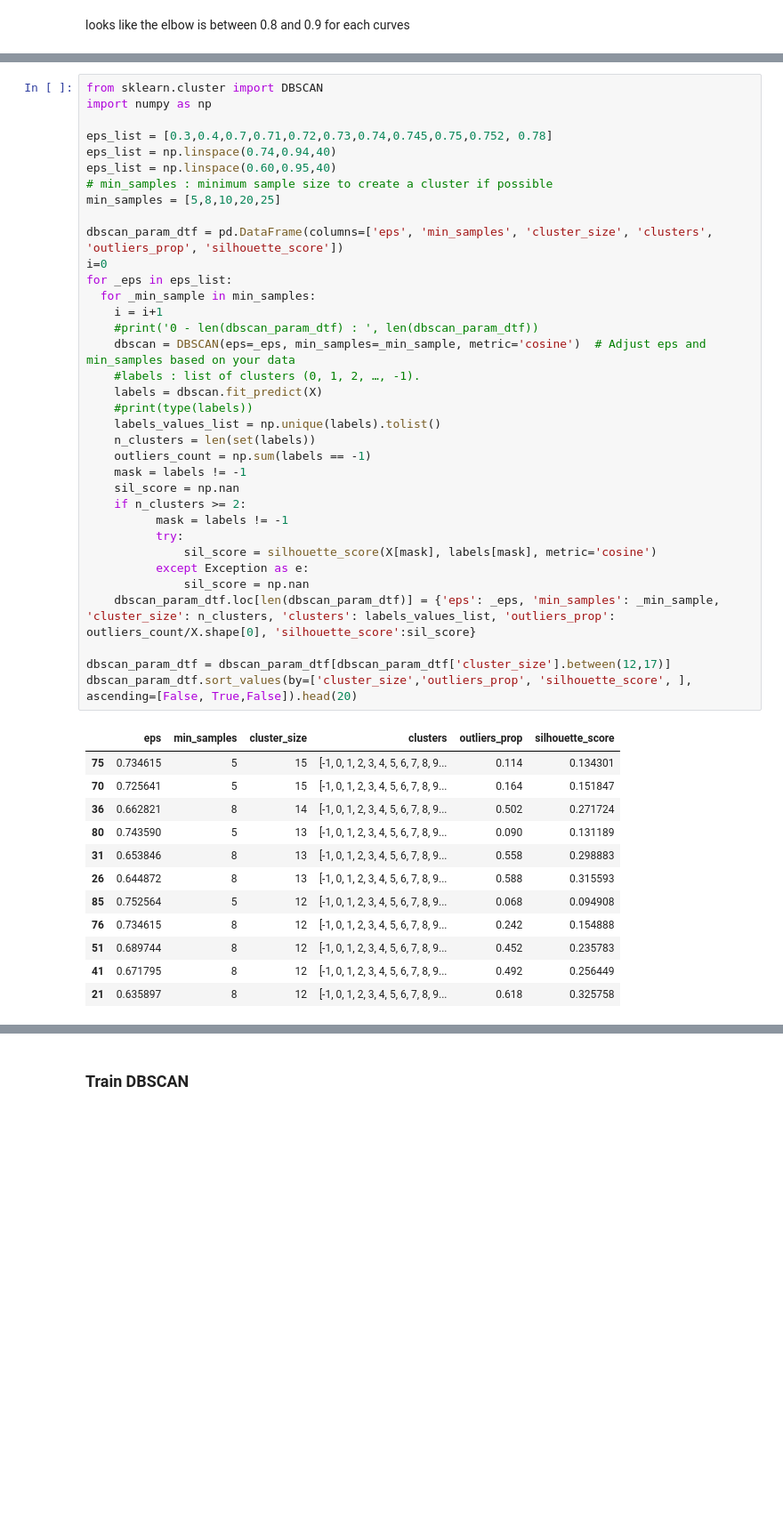
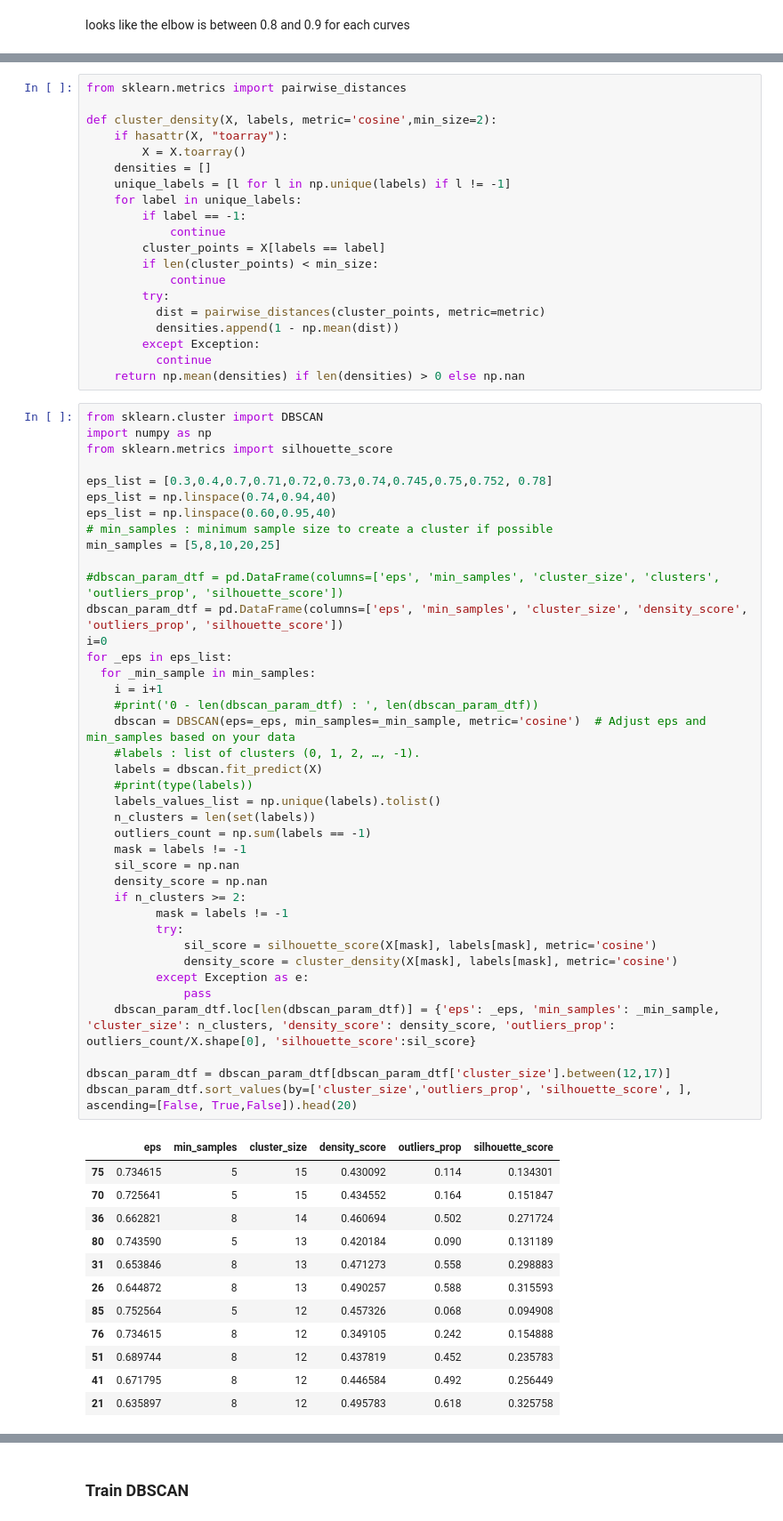
Before and after one commit to pf6511/jedha-dts-ml-unsupervised-thenorthface, a Jupyter notebook: TheNorthFace.ipynb, the cells around one changed output, grey strips where cells are left out. Shown at 89% size. Cells and saved outputs as stored; diff of their text form; blank space fills up the shorter version.

```diff
--- a/TheNorthFace.ipynb
+++ b/TheNorthFace.ipynb
@@ -185,49 +212,73 @@ array([0.6       , 0.60357143, 0.60714286, 0.61071429, 0.61428571,
+# %%
+from sklearn.metrics import pairwise_distances
+
+def cluster_density(X, labels, metric='cosine',min_size=2):
+    if hasattr(X, "toarray"):
+        X = X.toarray()
+    densities = []
+    unique_labels = [l for l in np.unique(labels) if l != -1]
+    for label in unique_labels:
+        if label == -1:
+            continue
+        cluster_points = X[labels == label]
+        if len(cluster_points) < min_size:
+            continue
+        try:
+          dist = pairwise_distances(cluster_points, metric=metric)
+          densities.append(1 - np.mean(dist))
+        except Exception:
+          continue
+    return np.mean(densities) if len(densities) > 0 else np.nan
 # %%
 from sklearn.cluster import DBSCAN
 import numpy as np
+from sklearn.metrics import silhouette_score
 
 eps_list = [0.3,0.4,0.7,0.71,0.72,0.73,0.74,0.745,0.75,0.752, 0.78]
 eps_list = np.linspace(0.74,0.94,40)
 eps_list = np.linspace(0.60,0.95,40)
 # min_samples : minimum sample size to create a cluster if possible
 min_samples = [5,8,10,20,25]
 
-dbscan_param_dtf = pd.DataFrame(columns=['eps', 'min_samples', 'cluster_size', 'clusters', 'outliers_prop', 'silhouette_score'])
+#dbscan_param_dtf = pd.DataFrame(columns=['eps', 'min_samples', 'cluster_size', 'clusters', 'outliers_prop', 'silhouette_score'])
+dbscan_param_dtf = pd.DataFrame(columns=['eps', 'min_samples', 'cluster_size', 'density_score', 'outliers_prop', 'silhouette_score'])
 i=0
 for _eps in eps_list:
   for _min_sample in min_samples:
     i = i+1
     #print('0 - len(dbscan_param_dtf) : ', len(dbscan_param_dtf))
     dbscan = DBSCAN(eps=_eps, min_samples=_min_sample, metric='cosine')  # Adjust eps and min_samples based on your data
     #labels : list of clusters (0, 1, 2, …, -1).
     labels = dbscan.fit_predict(X)
     #print(type(labels))
     labels_values_list = np.unique(labels).tolist()
     n_clusters = len(set(labels))
     outliers_count = np.sum(labels == -1)
     mask = labels != -1
     sil_score = np.nan
+    density_score = np.nan
     if n_clusters >= 2:
           mask = labels != -1
           try:
               sil_score = silhouette_score(X[mask], labels[mask], metric='cosine')
+              density_score = cluster_density(X[mask], labels[mask], metric='cosine')
           except Exception as e:
-              sil_score = np.nan
-    dbscan_param_dtf.loc[len(dbscan_param_dtf)] = {'eps': _eps, 'min_samples': _min_sample, 'cluster_size': n_clusters, 'clusters': labels_values_list, 'outliers_prop': outliers_count/X.shape[0], 'silhouette_score':sil_score}
+              pass
+    dbscan_param_dtf.loc[len(dbscan_param_dtf)] = {'eps': _eps, 'min_samples': _min_sample, 'cluster_size': n_clusters, 'density_score': density_score, 'outliers_prop': outliers_count/X.shape[0], 'silhouette_score':sil_score}
 
 dbscan_param_dtf = dbscan_param_dtf[dbscan_param_dtf['cluster_size'].between(12,17)]
 dbscan_param_dtf.sort_values(by=['cluster_size','outliers_prop', 'silhouette_score', ], ascending=[False, True,False]).head(20)
 # %% [output]
-|  | eps | min_samples | cluster_size | clusters | outliers_prop | silhouette_score |
-| 75 | 0.734615 | 5 | 15 | [-1, 0, 1, 2, 3, 4, 5, 6, 7, 8, 9... | 0.114 | 0.134301 |
-| 70 | 0.725641 | 5 | 15 | [-1, 0, 1, 2, 3, 4, 5, 6, 7, 8, 9... | 0.164 | 0.151847 |
-| 36 | 0.662821 | 8 | 14 | [-1, 0, 1, 2, 3, 4, 5, 6, 7, 8, 9... | 0.502 | 0.271724 |
-| 80 | 0.743590 | 5 | 13 | [-1, 0, 1, 2, 3, 4, 5, 6, 7, 8, 9... | 0.090 | 0.131189 |
-| 31 | 0.653846 | 8 | 13 | [-1, 0, 1, 2, 3, 4, 5, 6, 7, 8, 9... | 0.558 | 0.298883 |
-| 26 | 0.644872 | 8 | 13 | [-1, 0, 1, 2, 3, 4, 5, 6, 7, 8, 9... | 0.588 | 0.315593 |
-| 85 | 0.752564 | 5 | 12 | [-1, 0, 1, 2, 3, 4, 5, 6, 7, 8, 9... | 0.068 | 0.094908 |
-| 76 | 0.734615 | 8 | 12 | [-1, 0, 1, 2, 3, 4, 5, 6, 7, 8, 9... | 0.242 | 0.154888 |
-| 51 | 0.689744 | 8 | 12 | [-1, 0, 1, 2, 3, 4, 5, 6, 7, 8, 9... | 0.452 | 0.235783 |
-| 41 | 0.671795 | 8 | 12 | [-1, 0, 1, 2, 3, 4, 5, 6, 7, 8, 9... | 0.492 | 0.256449 |
-| 21 | 0.635897 | 8 | 12 | [-1, 0, 1, 2, 3, 4, 5, 6, 7, 8, 9... | 0.618 | 0.325758 |
+|  | eps | min_samples | cluster_size | density_score | outliers_prop | silhouette_score |
+| 75 | 0.734615 | 5 | 15 | 0.430092 | 0.114 | 0.134301 |
+| 70 | 0.725641 | 5 | 15 | 0.434552 | 0.164 | 0.151847 |
+| 36 | 0.662821 | 8 | 14 | 0.460694 | 0.502 | 0.271724 |
+| 80 | 0.743590 | 5 | 13 | 0.420184 | 0.090 | 0.131189 |
+| 31 | 0.653846 | 8 | 13 | 0.471273 | 0.558 | 0.298883 |
+| 26 | 0.644872 | 8 | 13 | 0.490257 | 0.588 | 0.315593 |
+| 85 | 0.752564 | 5 | 12 | 0.457326 | 0.068 | 0.094908 |
+| 76 | 0.734615 | 8 | 12 | 0.349105 | 0.242 | 0.154888 |
+| 51 | 0.689744 | 8 | 12 | 0.437819 | 0.452 | 0.235783 |
+| 41 | 0.671795 | 8 | 12 | 0.446584 | 0.492 | 0.256449 |
+| 21 | 0.635897 | 8 | 12 | 0.495783 | 0.618 | 0.325758 |
 # %% [markdown]
```
Also changed, not shown: parts of 22 cells of this notebook, 1 other file.
